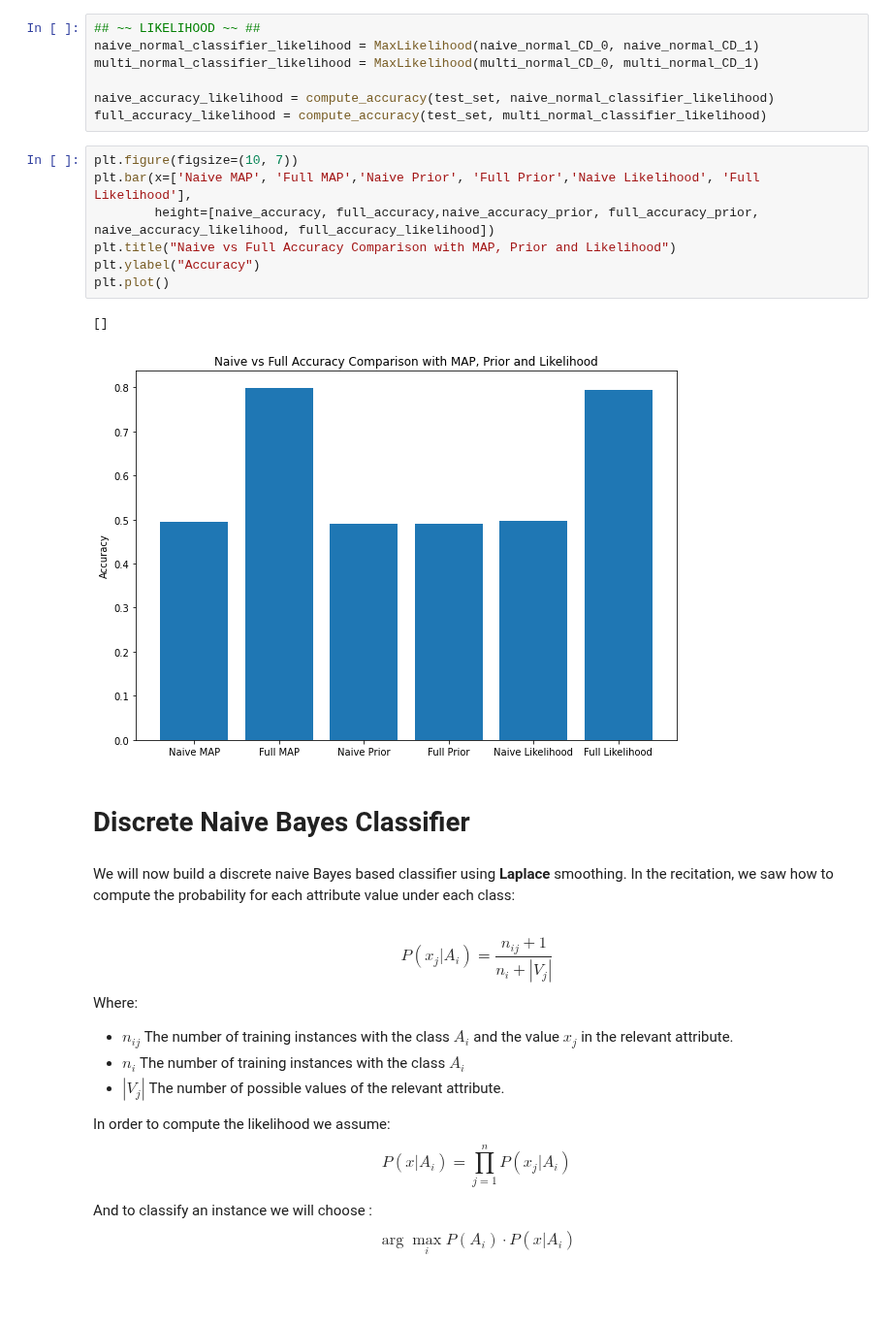
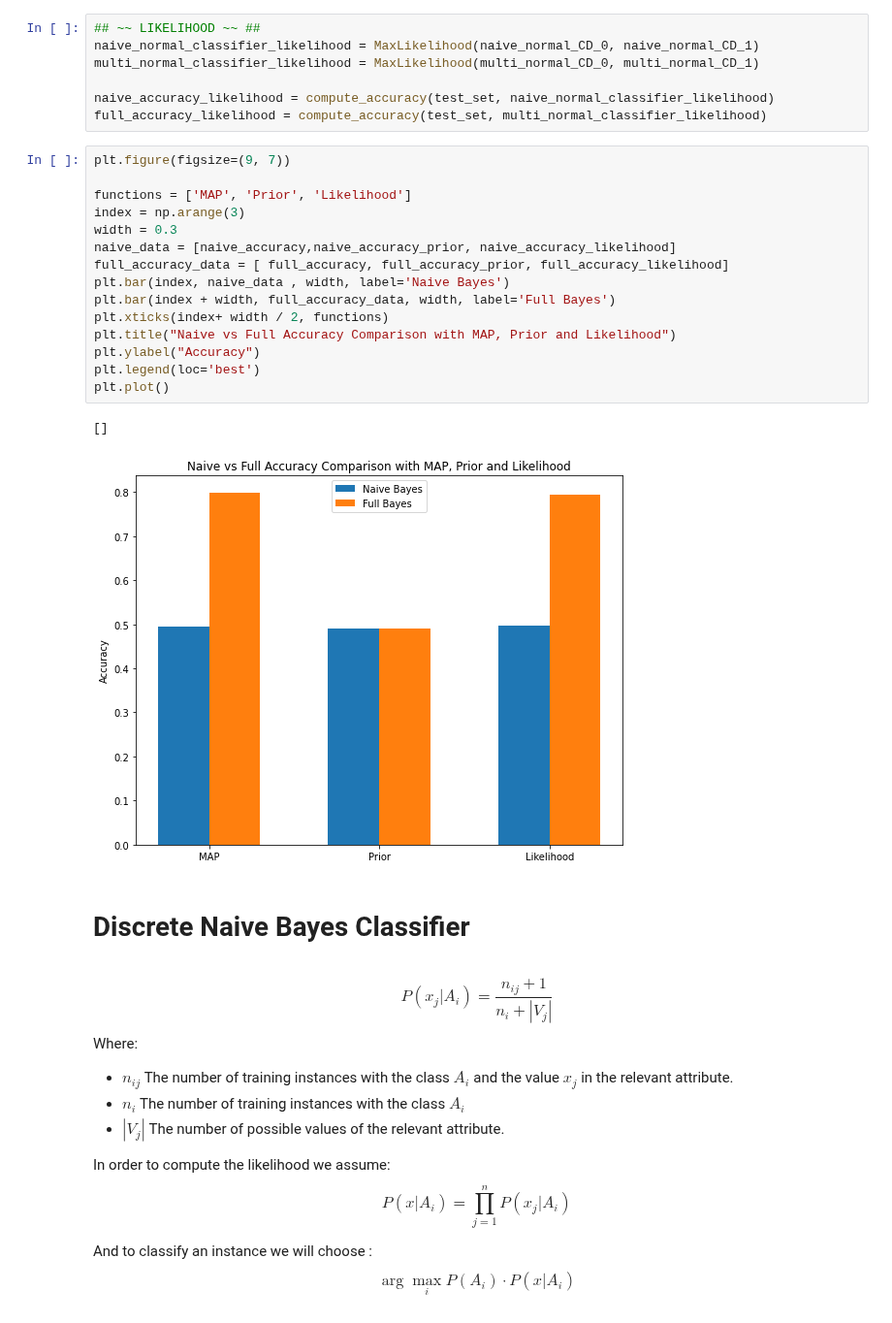
Before and after one commit to danspts/ml-hw, a Jupyter notebook: hw3/MAP_Classifier.ipynb, the cells around one changed output. Shown at 97% size. Saved outputs shown, nothing was run; the diff lists cells and outputs as text; blank space fills up the shorter version.

```diff
--- a/hw3/MAP_Classifier.ipynb
+++ b/hw3/MAP_Classifier.ipynb
@@ -442,21 +433,26 @@ multi_normal_classifier_likelihood = MaxLikelihood(multi_normal_CD_0, multi_norm
 
 naive_accuracy_likelihood = compute_accuracy(test_set, naive_normal_classifier_likelihood)
 full_accuracy_likelihood = compute_accuracy(test_set, multi_normal_classifier_likelihood)
-# %%
-plt.figure(figsize=(10, 7))
-plt.bar(x=['Naive MAP', 'Full MAP','Naive Prior', 'Full Prior','Naive Likelihood', 'Full Likelihood'],
-        height=[naive_accuracy, full_accuracy,naive_accuracy_prior, full_accuracy_prior, naive_accuracy_likelihood, full_accuracy_likelihood])
-plt.title("Naive vs Full Accuracy Comparison with MAP, Prior and Likelihood")
-plt.ylabel("Accuracy")
-plt.plot()
-# %% [output]
-[]
-[figure, removed]
+# %%
+plt.figure(figsize=(9, 7))
+
+functions = ['MAP', 'Prior', 'Likelihood']
+index = np.arange(3)
+width = 0.3
+naive_data = [naive_accuracy,naive_accuracy_prior, naive_accuracy_likelihood]
+full_accuracy_data = [ full_accuracy, full_accuracy_prior, full_accuracy_likelihood]
+plt.bar(index, naive_data , width, label='Naive Bayes')
+plt.bar(index + width, full_accuracy_data, width, label='Full Bayes')
+plt.xticks(index+ width / 2, functions)
+plt.title("Naive vs Full Accuracy Comparison with MAP, Prior and Likelihood")
+plt.ylabel("Accuracy")
+plt.legend(loc='best')
+plt.plot()
+# %% [output]
+[]
+[figure, added]
 # %% [markdown]
 # Discrete Naive Bayes Classifier
-# %% [markdown]
-We will now build a discrete naive Bayes based classifier using **Laplace** smoothing.
-In the recitation, we saw how to compute the probability for each attribute value under each class:
 # %% [markdown]
 $$ P(x_j | A_i) = \frac{n_{ij} + 1}{n_i + |V_j|} $$
 Where:
```
Also changed, not shown: parts of 6 cells of this notebook.
